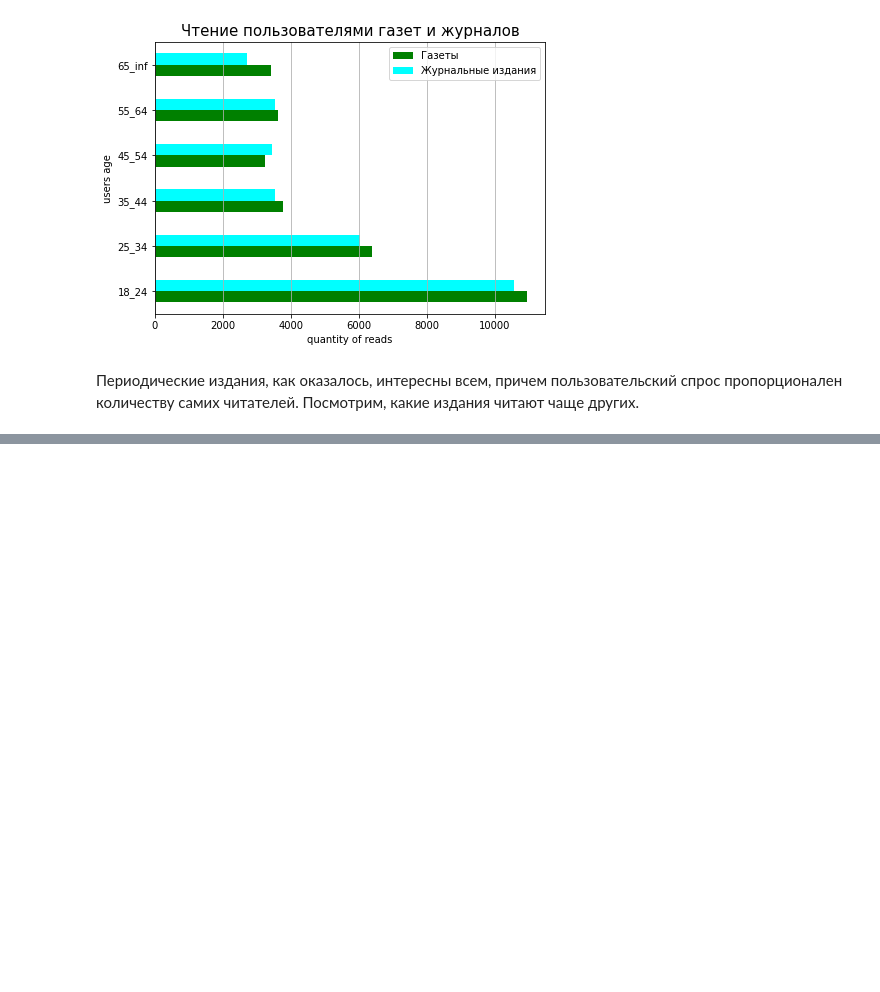
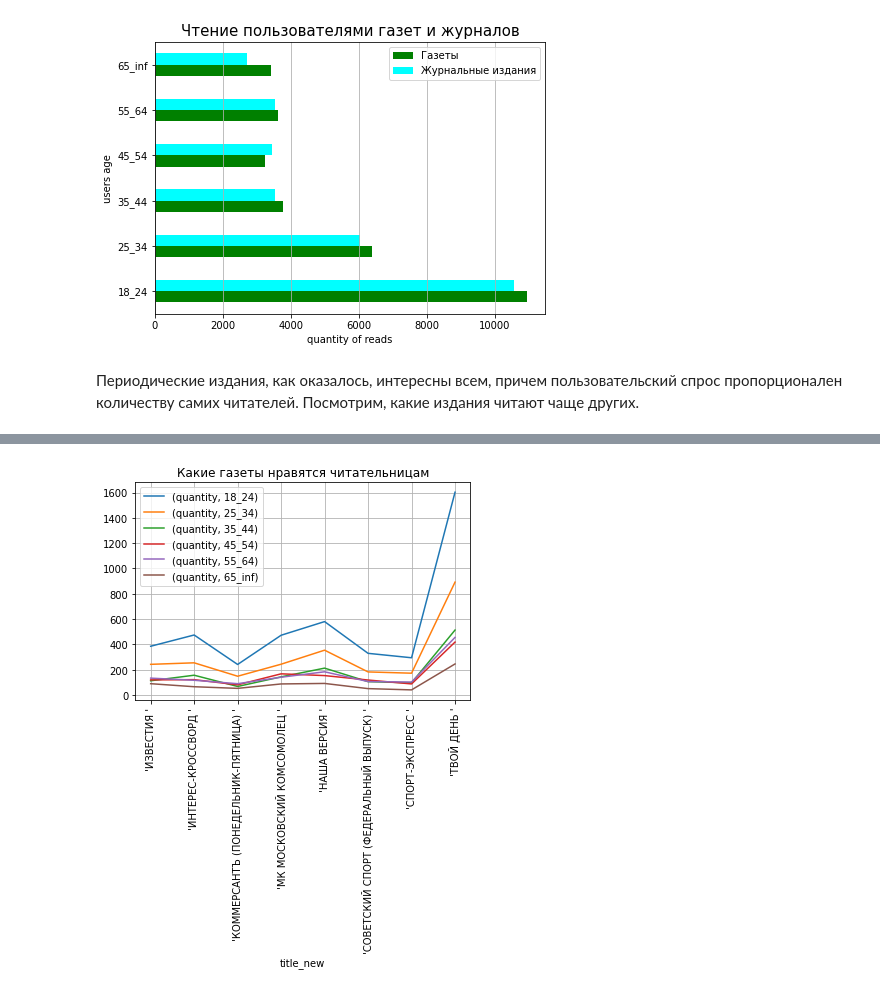
Before and after one commit to OlgaTer/diploma, a Jupyter notebook: diploma.ipynb, the cells around one changed output, grey strips where cells are left out. Drawn from its saved outputs; the diff is of its cells as text; code cells hidden in the pictures; blank space fills up the shorter version.

```diff
--- a/diploma.ipynb
+++ b/diploma.ipynb
@@ -3452,0 +3359,5 @@ jour_800 = ["'ПРОФИЛЬ '","'ЗВЕЗДЫ И СОВЕТЫ '","'ВСЕ ДЛ
+# %%
+# удалим лишний столбец
+
+df_data_all_newspaper_journal = df_data_all_newspaper_journal.drop(['издания'], axis=1)
+df_data_all_newspaper_journal.head(3)
@@ -3452,0 +3446,12 @@ jour_800 = ["'ПРОФИЛЬ '","'ЗВЕЗДЫ И СОВЕТЫ '","'ВСЕ ДЛ
+# %%
+# составим список популярных газет (не включим "Комсомольскую правду": издание выходит во многих
+# городах со своим названием /городом/, его интересно рассматривать в целом по Издательскому дому)
+
+news_top = ["'ТВОЙ ДЕНЬ '",
+"'НАША ВЕРСИЯ '",
+"'ИНТЕРЕС-КРОССВОРД '",
+"'МК МОСКОВСКИЙ КОМСОМОЛЕЦ '",
+"'ИЗВЕСТИЯ '",
+"'СОВЕТСКИЙ СПОРТ (ФЕДЕРАЛЬНЫЙ ВЫПУСК) '",
+"'СПОРТ-ЭКСПРЕСС '",
+"'КОММЕРСАНТЪ (ПОНЕДЕЛЬНИК-ПЯТНИЦА) '"]
@@ -3452,0 +3471,7 @@ jour_800 = ["'ПРОФИЛЬ '","'ЗВЕЗДЫ И СОВЕТЫ '","'ВСЕ ДЛ
+# %%
+# выделим в отдельный датафрейм данные по газетам и читателям-женщинам
+
+paper_group_women = df_data_all_newspaper_journal\
+        .loc[(df_data_all_newspaper_journal['title_new'].isin(news_top)) & (df_data_all_newspaper_journal['sex_all']==0)]
+
+paper_group_women
@@ -3452,0 +3492,16 @@ jour_800 = ["'ПРОФИЛЬ '","'ЗВЕЗДЫ И СОВЕТЫ '","'ВСЕ ДЛ
+# %%
+# сгруппируем значения по возрасту
+
+paper_top_women = paper_group_women.groupby(['title_new','age'])\
+                .count().rename(columns={'Газеты': 'quantity'})[['quantity']]
+
+paper_top_women.to_csv('paper_top_women.csv', index=False)
+# %%
+# и построим график
+
+paper_top_women.unstack('age').plot(rot=90)
+plt.title('Какие газеты нравятся читательницам')
+plt.legend()
+plt.grid()
+# %% [output]
+[figure, added]
```
Also changed, not shown: parts of 133 cells of this notebook.
